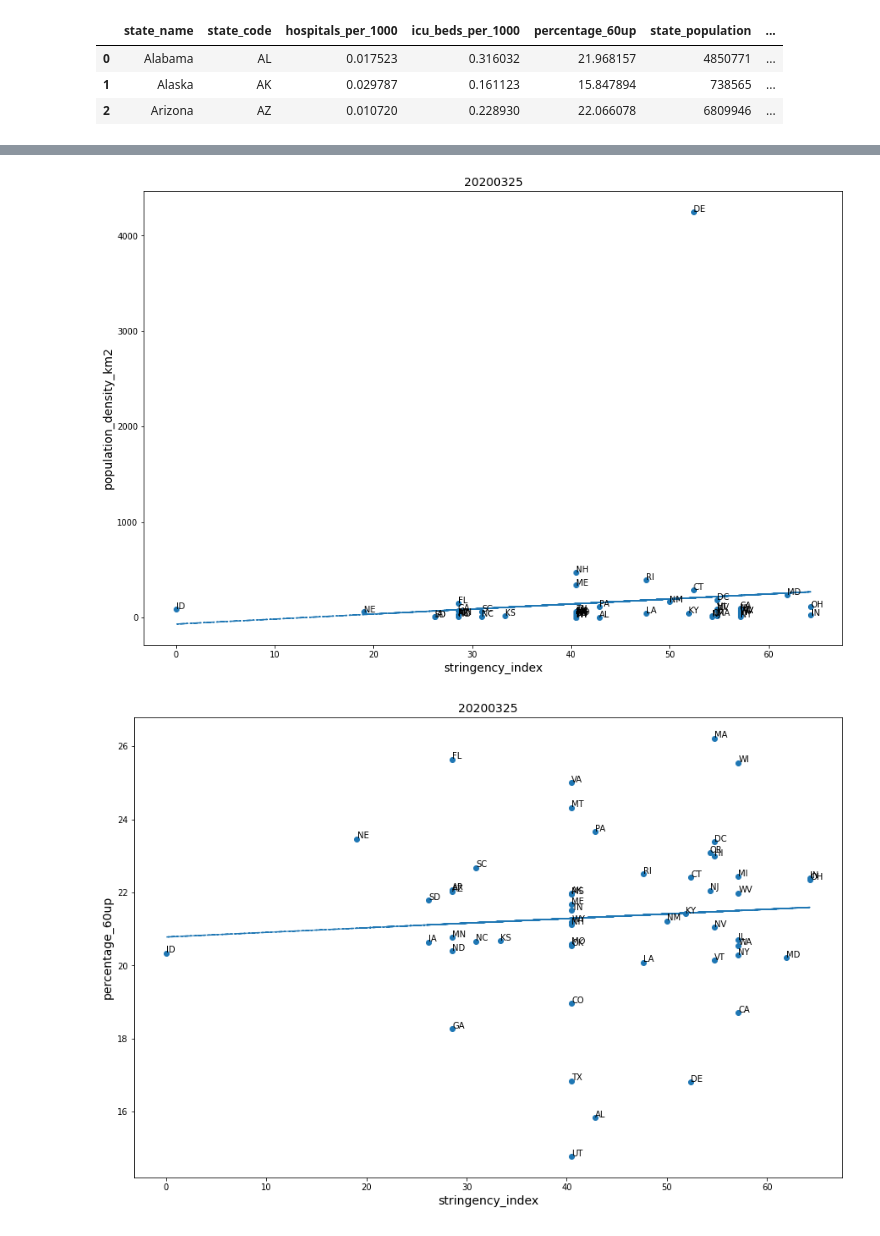
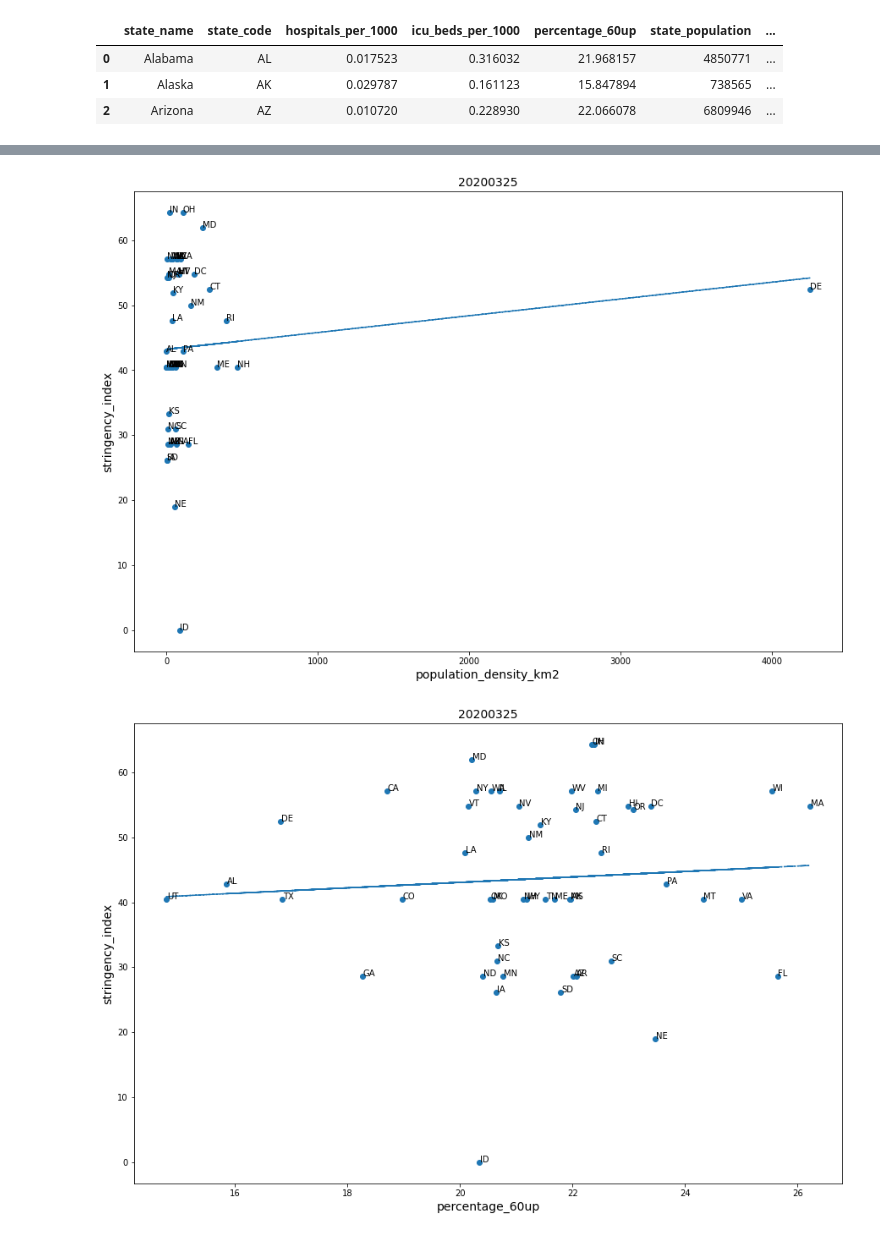
Before and after one commit to iamzhaihy/BD2020-Final-Project, a Jupyter notebook: Data Processing.ipynb, the cells around one changed output, grey strips where cells are left out. Drawn from its saved outputs; the diff is of its cells as text; code cells hidden in the pictures.

```diff
--- a/Data Processing.ipynb
+++ b/Data Processing.ipynb
@@ -1219,14 +1219,14 @@ data_frames = [country_policy_index[60],df_merged_country]
 policy_hospital = reduce(lambda left, right: pd.merge(left, right, how='inner', on=['country_name']), data_frames)
 
 policy_hospital = policy_hospital.astype({'population_density_km2': 'float64'})
-x = policy_hospital['stringency_index']
+y = policy_hospital['stringency_index']
+y = y.fillna(0)
+x = policy_hospital['population_density_km2']
 x = x.fillna(0)
-y = policy_hospital['population_density_km2']
-y = y.fillna(0)
 txt = policy_hospital['country_code_x']
 plt.scatter(x,y,s = 36)
-plt.ylabel('population_density_km2', fontsize=14)
-plt.xlabel('stringency_index', fontsize=14)
+plt.xlabel('population_density_km2', fontsize=14)
+plt.ylabel('stringency_index', fontsize=14)
 plt.title(policy_hospital['date'][0], fontsize=14)
 m, b = np.polyfit(x, y, 1)
 plt.plot(x, m*x + b, '-.')
@@ -1243,14 +1243,13 @@ data_frames = [country_policy_index[60],df_merged_country]
 
 policy_hospital = reduce(lambda left, right: pd.merge(left, right, how='inner', on=['country_name']), data_frames)
 
-x = policy_hospital['stringency_index']
-x = x.fillna(0)
-y = policy_hospital['percentage_65up']
+y = policy_hospital['stringency_index']
+y = y.fillna(0)
+x = policy_hospital['percentage_65up']
 txt = policy_hospital['country_code_x']
-y.dtypes
 plt.scatter(x,y,s = 36)
-plt.ylabel('percentage_65up', fontsize=14)
-plt.xlabel('stringency_index', fontsize=14)
+plt.xlabel('percentage_65up', fontsize=14)
+plt.ylabel('stringency_index', fontsize=14)
 plt.title(policy_hospital['date'][0], fontsize=14)
 for i in range(len(x)):
     plt.annotate(txt[i], xy = (x[i], y[i]), xytext = (x[i]+0.01, y[i]+0.01))
@@ -1272,13 +1271,13 @@ df_merged.head(3)
 # %%
 #Scatter figure for hospital resource and stringency index in state level
 plt.figure(num=3, figsize=(15, 10))
-x = state_index_merged[0]['stringency_index']
-y = df_merged['hospital_resource_index']
+y = state_index_merged[0]['stringency_index']
+x = df_merged['hospital_resource_index']
 txt = state_index_merged[0]['state_code']
 
 plt.scatter(x,y,s = 36)
-plt.ylabel('hospital_resource_index', fontsize=14)
-plt.xlabel('stringency_index', fontsize=14)
+plt.xlabel('hospital_resource_index', fontsize=14)
+plt.ylabel('stringency_index', fontsize=14)
 plt.title(state_index_merged[0]['date'][0], fontsize=14)
 m, b = np.polyfit(x, y, 1)
 plt.plot(x, m*x + b, '-.')
@@ -1290,13 +1289,13 @@ plt.show()
 # %%
 #Scatter figure for population density and stringency index in state level
 plt.figure(num=3, figsize=(15, 10))
-x = state_index_merged[0]['stringency_index']
-y = df_merged['population_density_km2']
+y = state_index_merged[0]['stringency_index']
+x = df_merged['population_density_km2']
 txt = state_index_merged[0]['state_code']
 
 plt.scatter(x,y,s = 36)
-plt.ylabel('population_density_km2', fontsize=14)
-plt.xlabel('stringency_index', fontsize=14)
+plt.xlabel('population_density_km2', fontsize=14)
+plt.ylabel('stringency_index', fontsize=14)
 plt.title(state_index_merged[0]['date'][0], fontsize=14)
 m, b = np.polyfit(x, y, 1)
 plt.plot(x, m*x + b, '-.')
@@ -1304,22 +1303,22 @@ for i in range(len(x)):
     plt.annotate(txt[i], xy = (x[i], y[i]), xytext = (x[i]+0.01, y[i]+0.01))
 plt.show()
 # %% [output]
-[figure, old version]
+[figure, new version]
 # %%
 ##Scatter figure for percentage of the elder and stringency index in country level
 plt.figure(num=3, figsize=(15, 10))
-x = state_index_merged[0]['stringency_index']
-y = df_merged['percentage_60up']
+y = state_index_merged[0]['stringency_index']
+x = df_merged['percentage_60up']
 txt = state_index_merged[0]['state_code']
 
 plt.scatter(x,y,s = 36)
-plt.ylabel('percentage_60up', fontsize=14)
-plt.xlabel('stringency_index', fontsize=14)
+plt.xlabel('percentage_60up', fontsize=14)
+plt.ylabel('stringency_index', fontsize=14)
 plt.title(state_index_merged[0]['date'][0], fontsize=14)
 m, b = np.polyfit(x, y, 1)
 plt.plot(x, m*x + b, '-.')
 for i in range(len(x)):
     plt.annotate(txt[i], xy = (x[i], y[i]), xytext = (x[i]+0.01, y[i]+0.01))
 plt.show()
 # %% [output]
-[figure, old version]
+[figure, new version]
```
Also changed, not shown: parts of 7 cells of this notebook.
